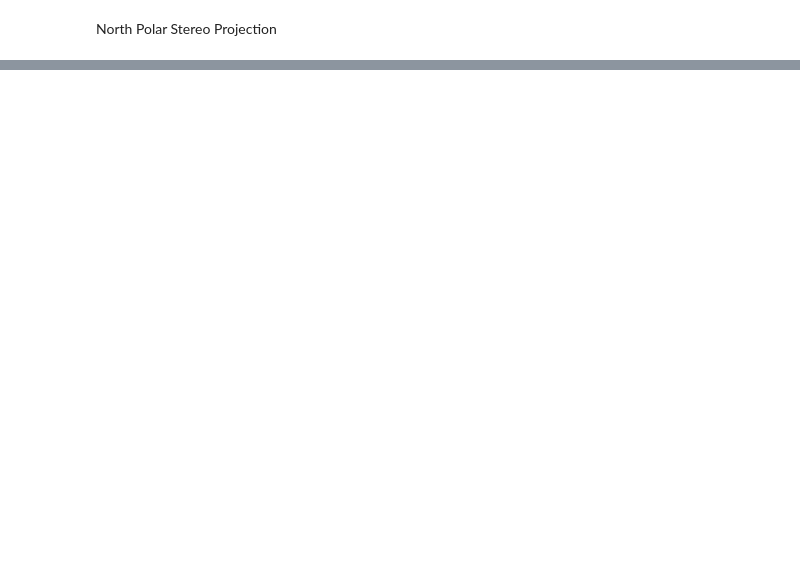
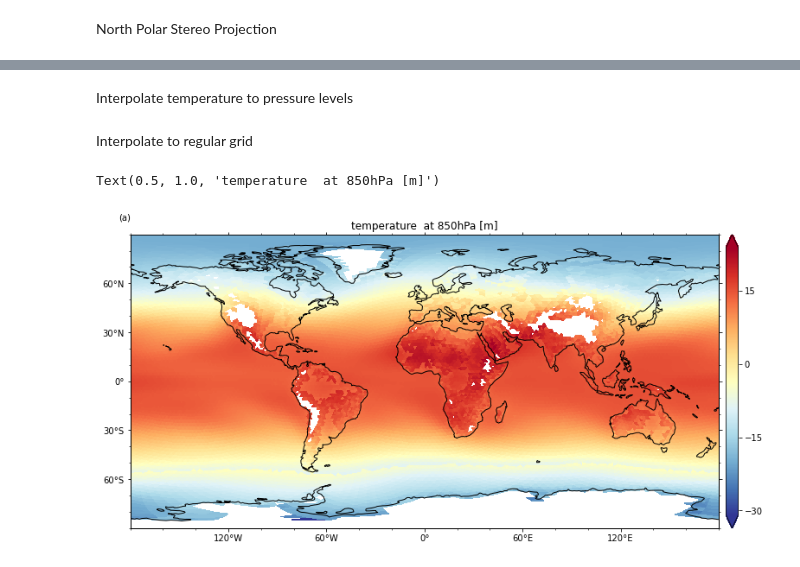
Before and after one commit to ppothapa/pyICON_EXCLAIM, a Jupyter notebook: notebooks/examp_atm_geopotential_height.ipynb, the cells around one changed output, grey strips where cells are left out. Cells and saved outputs as stored; diff of their text form; code cells hidden in the pictures; blank space fills up the shorter version.

```diff
--- a/notebooks/examp_atm_geopotential_height.ipynb
+++ b/notebooks/examp_atm_geopotential_height.ipynb
@@ -123,0 +131,2 @@ Text(0.5, 1.0, 'geopotential height [m]')
+# %%
+ta, it_ave = pyic.time_average(IcD_atm3d, 'ta', t1, t2, iz='all')
@@ -123,0 +143,21 @@ Text(0.5, 1.0, 'geopotential height [m]')
+# %% [markdown]
+Interpolate temperature to pressure levels
+# %%
+tavi = ta[ind_lev,icall]*fac+ta[ind_lev-1,icall]*(1.-fac)
+tavi += -273.15
+# %% [markdown]
+Interpolate to regular grid
+# %%
+lon, lat, tavihi = pyic.interp_to_rectgrid(tavi, fpath_ckdtree_atm, coordinates='clat clon')
+# %%
+ccrs_proj = ccrs.PlateCarree()
+hca, hcb = pyic.arrange_axes(1,1, asp=0.5, projection=ccrs_proj, fig_size_fac=3, sharex=False)
+ii=-1
+
+ii+=1; ax=hca[ii]; cax=hcb[ii]
+pyic.shade(lon, lat, tavihi[ip850,:], ax=ax, cax=cax, clim='auto', contfs=None, projection=ccrs.PlateCarree())
+pyic.plot_settings(ax, template='global', land_facecolor='none')
+ax.set_title('temperature  at 850hPa [m]')
+# %% [output]
+Text(0.5, 1.0, 'temperature  at 850hPa [m]')
+[figure, added]
```
Also changed, not shown: parts of 9 cells of this notebook.
